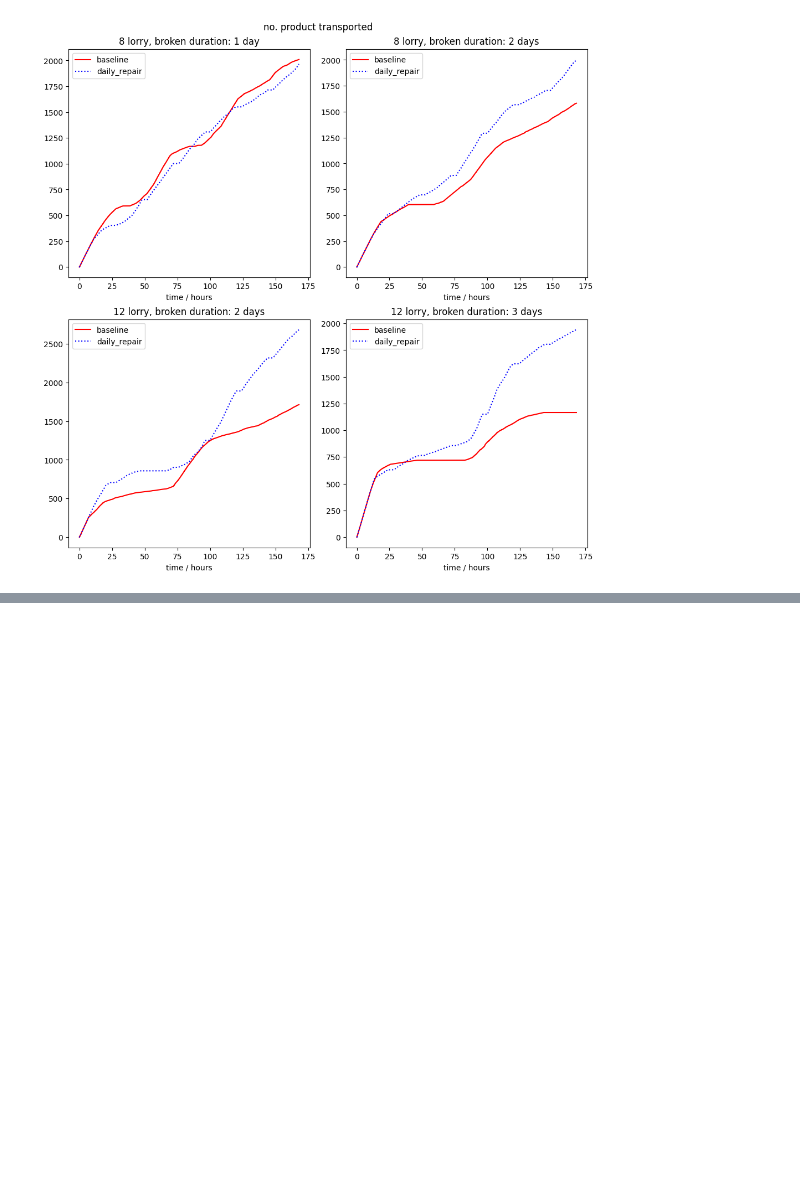
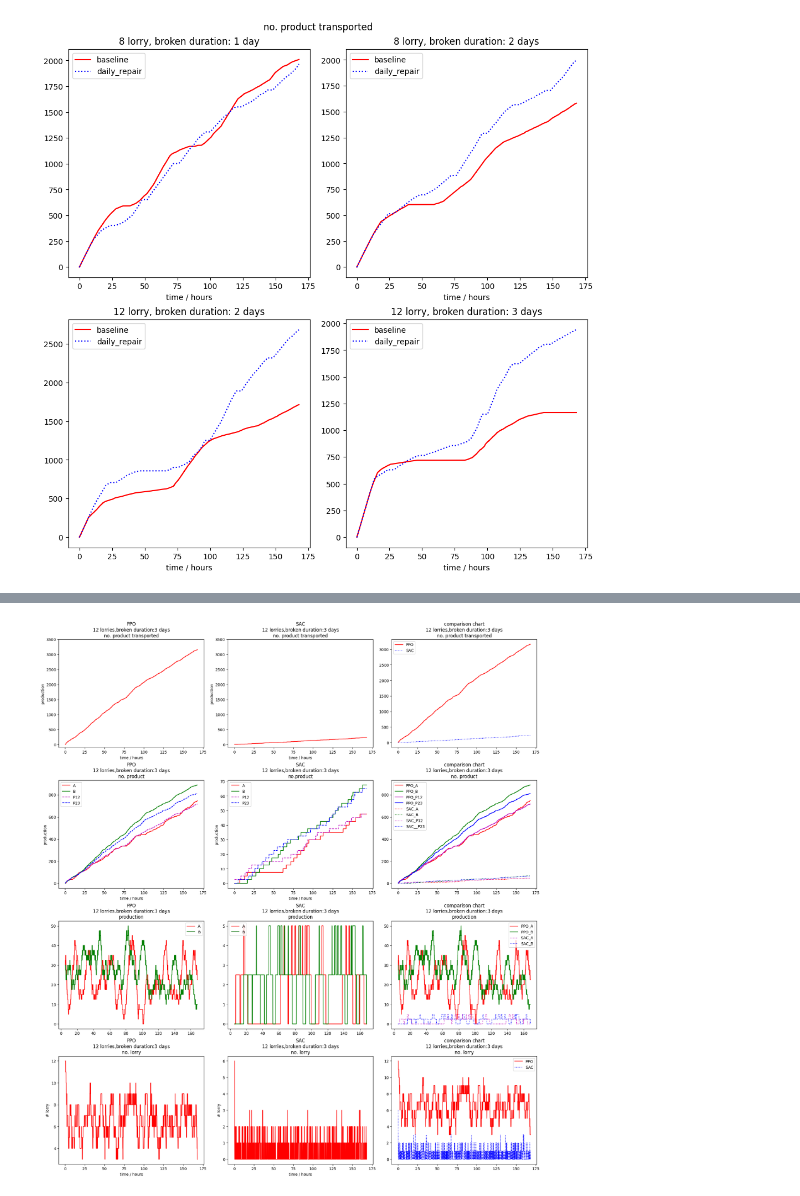
Before and after one commit to Observe-l/PredM, a Jupyter notebook: result_plot.ipynb, the cells around one changed output, grey strips where cells are left out. Cells and saved outputs as stored; diff of their text form; code cells hidden in the pictures; blank space fills up the shorter version.

```diff
--- a/result_plot.ipynb
+++ b/result_plot.ipynb
@@ -124,3 +114,86 @@ fig.suptitle('no. product transported')
 # %% [output]
 Text(0.5, 0.98, 'no. product transported')
 [figure]
+# %%
+folder = 'result/12lorry_capacity-0.5_broken-3.0_mdp-1.0/'
+baseline = pd.read_csv('result/RL-PPO/result.csv')
+daily = pd.read_csv('result/RL-SAC/result.csv')
+# daily['time'] = daily['time'] / 3600
+plt_result = [baseline,daily]
+result_name = ['PPO\n12 lorries,broken duration:3 days\nno. product','SAC\n12 lorries,broken duration:3 days\nno.product']
+
+average_periods = 60
+baseline_rate = baseline.diff(periods=average_periods)
+daily_rate = daily.diff(periods=average_periods)
+plt_rate = [baseline_rate, daily_rate]
+rate_name = ['PPO\n12 lorries,broken duration:3 days\nproduction','SAC\n12 lorries,broken duration:3 days\nproduction']
+
+# Transproted product
+trans_name = ['PPO\n12 lorries,broken duration:3 days\nno. product transported','SAC\n12 lorries,broken duration:3 days\nno. product transported']
+fig, axs = plt.subplots(4,3, figsize=(18,20), constrained_layout=True)
+
+for ax, tmp_plt, tmp_name in zip(axs[0,0:2].flatten(),plt_result,trans_name):
+    ax.plot(tmp_plt['time'].values, (tmp_plt['A']+tmp_plt['P12']+tmp_plt['B']+tmp_plt['P23']).values,'r-')
+    ax.set_xlabel('time / hours')
+    ax.set_ylabel('production')
+    ax.set_ylim([-100,3500])
+    ax.set_title(tmp_name)
+
+axs[0,2].plot(baseline['time'].values, (baseline['A'] + baseline['P12'] + baseline['B'] + baseline['P23']).values,'r-', label='PPO')
+axs[0,2].plot(daily['time'].values, (daily['A'] + daily['P12'] + daily['B'] + daily['P23']).values,'b:', label='SAC')
+axs[0,2].legend()
+axs[0,2].set_title('comparison chart\n12 lorries,broken duration:3 days\nno. product transported')
+
+
+for ax, tmp_plt, tmp_name in zip(axs[1,0:2].flatten(),plt_result,result_name):
+    ax.plot(tmp_plt['time'].values, tmp_plt['A'].values,'r-', label='A')
+    ax.plot(tmp_plt['time'].values, tmp_plt['B'].values,'g-', label='B')
+    ax.plot(tmp_plt['time'].values, tmp_plt['P12'].values,'m--', label='P12')
+    ax.plot(tmp_plt['time'].values, tmp_plt['P23'].values,'b--', label='P23')
+    ax.set_xlabel('time / hours')
+    ax.set_ylabel('production')
+    # ax.set_ylim([0,1500])
+    ax.legend()
+    ax.set_title(tmp_name)
+
+axs[1,2].plot(baseline['time'].values, baseline['A'].values,'r-', label='PPO_A')
+axs[1,2].plot(baseline['time'].values, baseline['B'].values,'g-', label='PPO_B')
+axs[1,2].plot(baseline['time'].values, baseline['P12'].values,'m-', label='PPO_P12')
+axs[1,2].plot(baseline['time'].values, baseline['P23'].values,'b-', label='PPO_P23')
+
+axs[1,2].plot(daily['time'].values, daily['A'].values,'r:', label='SAC_A')
+axs[1,2].plot(daily['time'].values, daily['B'].values,'g:', label='SAC_B')
+axs[1,2].plot(daily['time'].values, daily['P12'].values,'m:', label='SAC_P12')
+axs[1,2].plot(daily['time'].values, daily['P23'].values,'b:', label='SAC__P23')
+# axs[0,2].set_ylim([0,1500])
+axs[1,2].legend()
+axs[1,2].set_title('comparison chart\n12 lorries,broken duration:3 days\nno. product')
+
+
+
+for ax, tmp_plt, tmp_name, tmp_result in zip(axs[2,0:2].flatten(),plt_rate,rate_name, plt_result):
+    ax.plot(tmp_result['time'].values, tmp_plt['A'].values,'r-', label='A')
+    ax.plot(tmp_result['time'].values, tmp_plt['B'].values,'g-', label='B')
+    ax.set_title(tmp_name)
+    ax.legend()
+
+axs[2,2].plot(baseline['time'].values, baseline_rate['A'].values,'r-', label='PPO_A')
+axs[2,2].plot(baseline['time'].values, baseline_rate['B'].values,'g-', label='PPO_B')
+axs[2,2].plot(daily['time'].values, daily_rate['A'].values,'m:', label='SAC_A')
+axs[2,2].plot(daily['time'].values, daily_rate['B'].values,'b:', label='SAC_B')
+axs[2,2].set_title('comparison chart\n12 lorries,broken duration:3 days\nproduction')
+axs[2,2].legend()
+
+lorry_no_name = ['PPO\n12 lorries,broken duration:3 days\nno. lorry','SAC\n12 lorries,broken duration:3 days\nno. lorry']
+for ax, tmp_plt,tmp_name in zip(axs[3,0:2].flatten(), plt_result, lorry_no_name):
+    ax.plot(tmp_plt['time'].values, tmp_plt['current_lorry'].values, 'r-')
+    ax.set_xlabel('time / hours')
+    ax.set_ylabel('# lorry')
+    ax.set_title(tmp_name)
+    # ax.set_ylim([0,6])
+
+axs[3,2].plot(baseline['time'].values,baseline['current_lorry'].values, 'r-', label='PPO')
+axs[3,2].plot(daily['time'].values,daily['current_lorry'].values, 'b:', label='SAC')
+axs[3,2].set_title('comparison chart\n12 lorries,broken duration:3 days\nno. lorry')
+axs[3,2].legend()
+# %% [output]
@@ -126,0 +201 @@ Text(0.5, 0.98, 'no. product transported')
+[figure, added]
```
Also changed, not shown: parts of 3 cells of this notebook, 15 other files.
